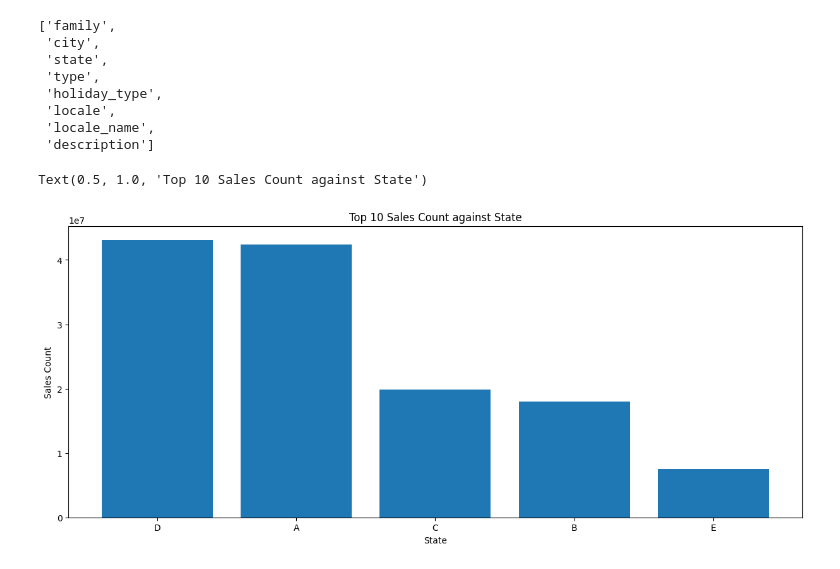
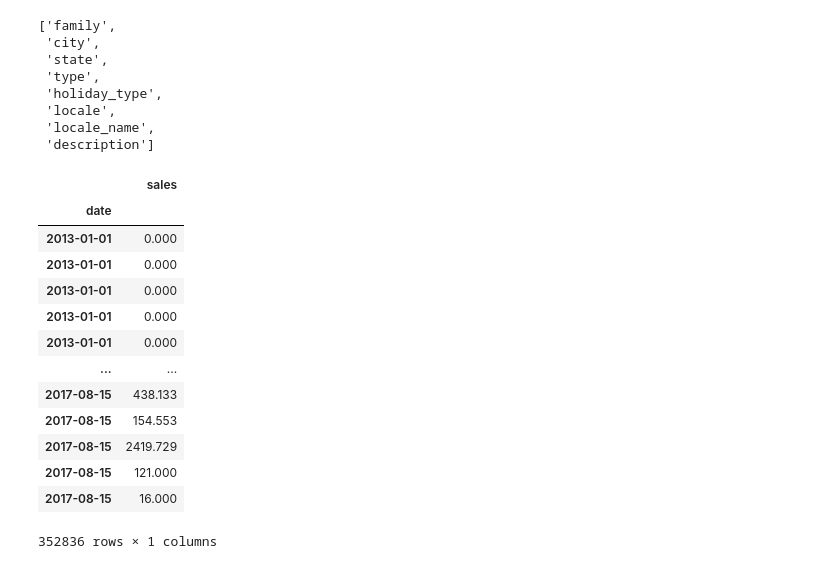
Before and after one commit to HannahMwende/LP4-Project, a Jupyter notebook: code.ipynb, the cells around one changed output. Cells and saved outputs as stored; diff of their text form; code cells hidden in the pictures.

```diff
--- a/code.ipynb
+++ b/code.ipynb
@@ -93,16 +93,26 @@ object_columns
  'locale',
  'locale_name',
  'description']
-# %%
-import matplotlib.pyplot as plt
-data['date']=pd.to_datetime(data['date'])
-data_daily=data.groupby('type')['sales'].sum().head(10)
-data_daily= data_daily.sort_values(ascending=False)
-plt.figure(figsize= (15,6))
-plt.bar(data_daily.index,data_daily.values)
-plt.xlabel('State')
-plt.ylabel('Sales Count')
-plt.title('Top 10 Sales Count against State')
-# %% [output]
-Text(0.5, 1.0, 'Top 10 Sales Count against State')
-[figure, removed]
+# %%
+# Choose date and sales columns
+timeseriesdata=data[['sales','date']]
+timeseriesdata.index = timeseriesdata['date']
+timeseriesdata
+# make date the index
+del timeseriesdata['date']
+timeseriesdata
+# %% [output]
+|  | sales |
+| date |  |
+| 2013-01-01 | 0.000 |
+| 2013-01-01 | 0.000 |
+| 2013-01-01 | 0.000 |
+| 2013-01-01 | 0.000 |
+| 2013-01-01 | 0.000 |
+| ... | ... |
+| 2017-08-15 | 438.133 |
+| 2017-08-15 | 154.553 |
+| 2017-08-15 | 2419.729 |
+| 2017-08-15 | 121.000 |
+| 2017-08-15 | 16.000 |
+352836 rows × 1 columns
```
Also changed, not shown: 1 other file.
